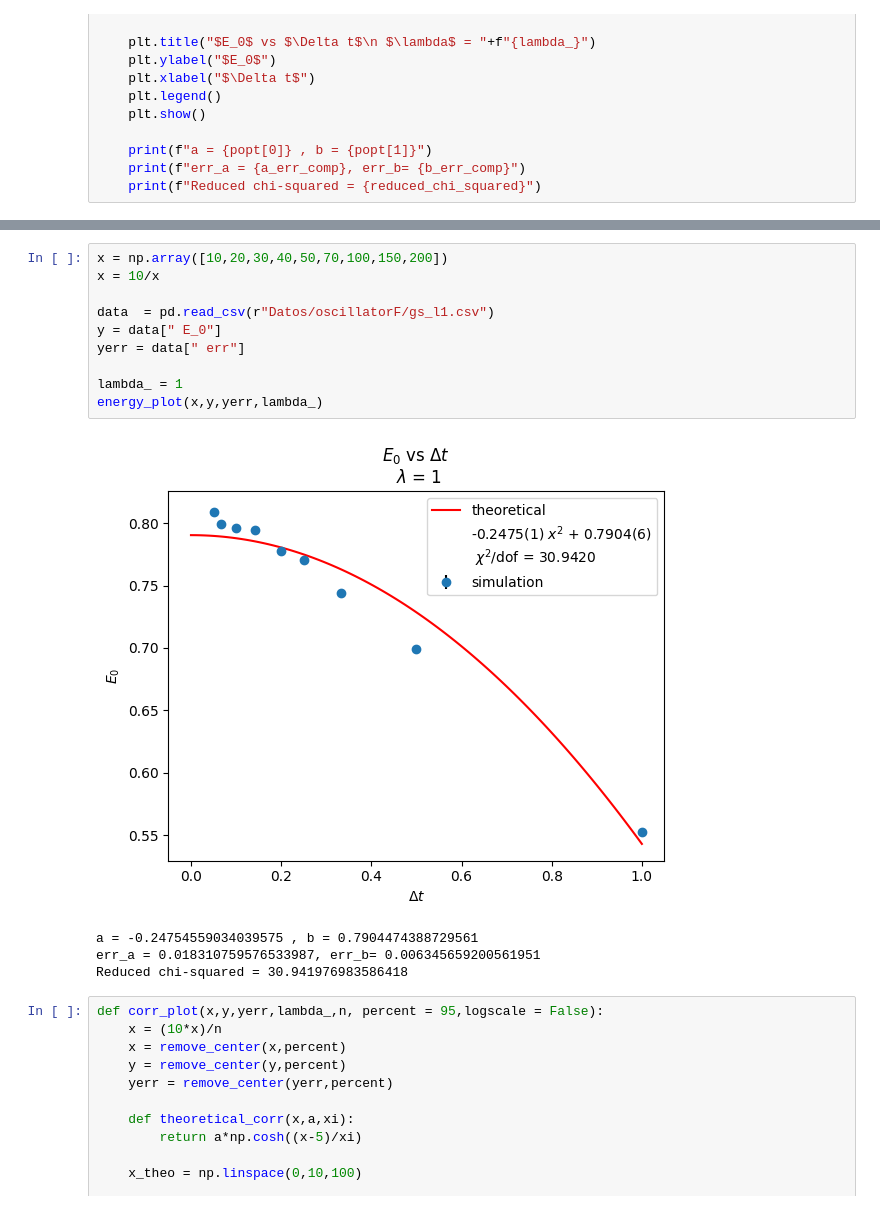
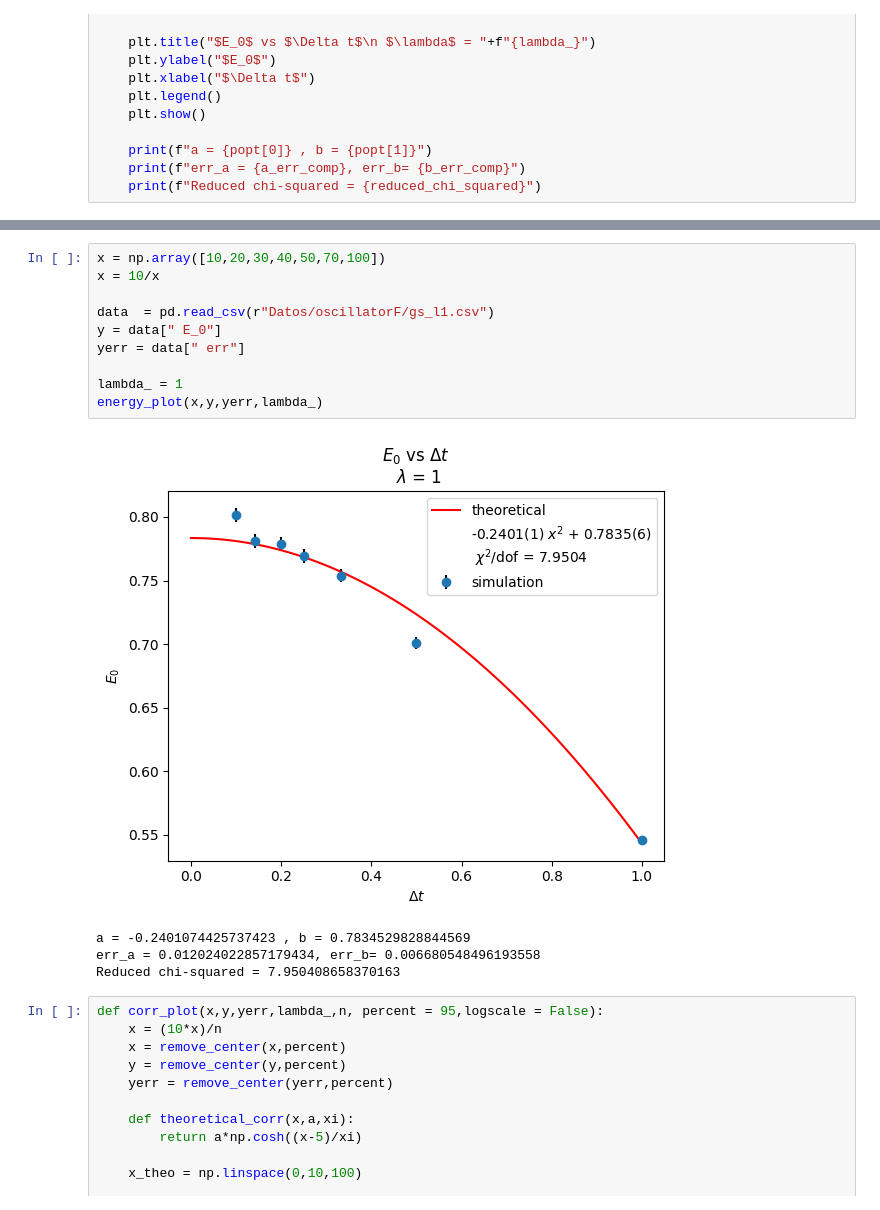
Before and after one commit to SoyAgustin/QF-Path-Integral, a Jupyter notebook: Notebooks_Py/oscillator.ipynb, the cells around one changed output, grey strips where cells are left out. Saved outputs shown, nothing was run; the diff lists cells and outputs as text.

```diff
--- a/Notebooks_Py/oscillator.ipynb
+++ b/Notebooks_Py/oscillator.ipynb
@@ -147,18 +147,18 @@ Reduced chi-squared = 21.409153216454108
 # %%
-x = np.array([10,20,30,40,50,70,100,150,200])
+x = np.array([10,20,30,40,50,70,100])
 x = 10/x
 
 data  = pd.read_csv(r"Datos/oscillatorF/gs_l1.csv")
 y = data[" E_0"]
 yerr = data[" err"]
 
 lambda_ = 1
 energy_plot(x,y,yerr,lambda_)
 # %% [output]
-[figure, old version]
+[figure, new version]
-a = -0.24754559034039575 , b = 0.7904474388729561
-err_a = 0.018310759576533987, err_b= 0.006345659200561951
-Reduced chi-squared = 30.941976983586418
+a = -0.2401074425737423 , b = 0.7834529828844569
+err_a = 0.012024022857179434, err_b= 0.006680548496193558
+Reduced chi-squared = 7.950408658370163
 # %%
 def corr_plot(x,y,yerr,lambda_,n, percent = 95,logscale = False):
     x = (10*x)/n
```
Also changed, not shown: parts of 6 cells of this notebook, 6 other files.
